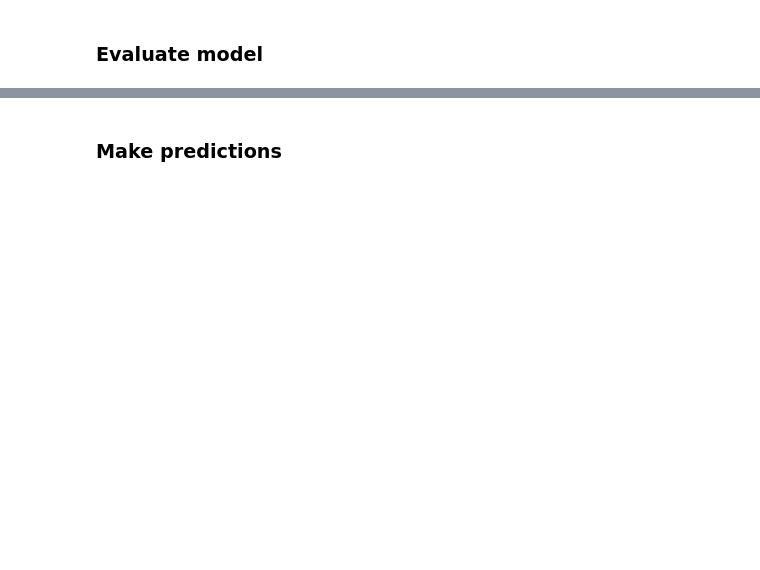
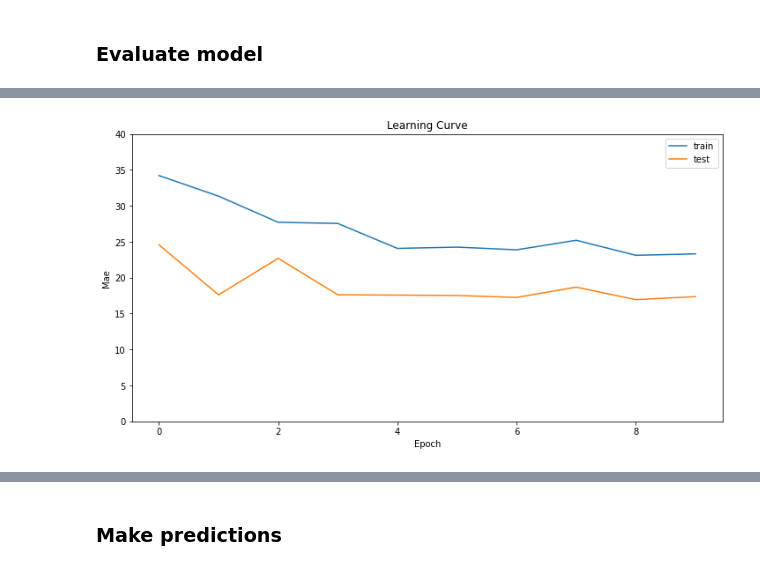
Before and after one commit to center4ml/predict_param_NMR, a Jupyter notebook: predictNMR.ipynb, the cells around one changed output, grey strips where cells are left out. Drawn from its saved outputs; the diff is of its cells as text; code cells hidden in the pictures; blank space fills up the shorter version.

```diff
--- a/predictNMR.ipynb
+++ b/predictNMR.ipynb
@@ -314,7 +278,7 @@ X_train, X_test, y_train, y_test = train_test_split(data_X, data_y, test_size=0.
 # %%
 def get_triple_cnn():
     return Sequential([
-        Conv2D(32, kernel_size=(3, 3), activation='relu', padding='same', input_shape=input_shape),
+        Conv2D(32, kernel_size=(3, 3), activation='relu', padding='same'),
         Conv2D(32, kernel_size=(3, 3), activation='relu'),
         MaxPool2D(pool_size=(2, 2)),
         Dropout(0.25),
@@ -345,7 +305,7 @@ ValueError: Input 0 of layer max_pooling2d_3 is incompatible with the layer: exp
 # %% [markdown]
 ### Epochs and Batch Size
 # %%
-epochs = 5
+epochs = 10
 batch_size = 20
 # %% [markdown]
 ### Fit the model
@@ -375,5 +367,7 @@ def draw_learning_curve(history, key='mae', ylim=(0.8, 1.01)):
     plt.legend(['train', 'test'], loc='best')
     plt.show()
 # %%
-draw_learning_curve(history, 'mae', ylim=(0.7, 1.))
+draw_learning_curve(history, 'mae', ylim=(0, 40))
+# %% [output]
+[figure, added]
 # %%
```
Also changed, not shown: parts of 23 cells of this notebook.
